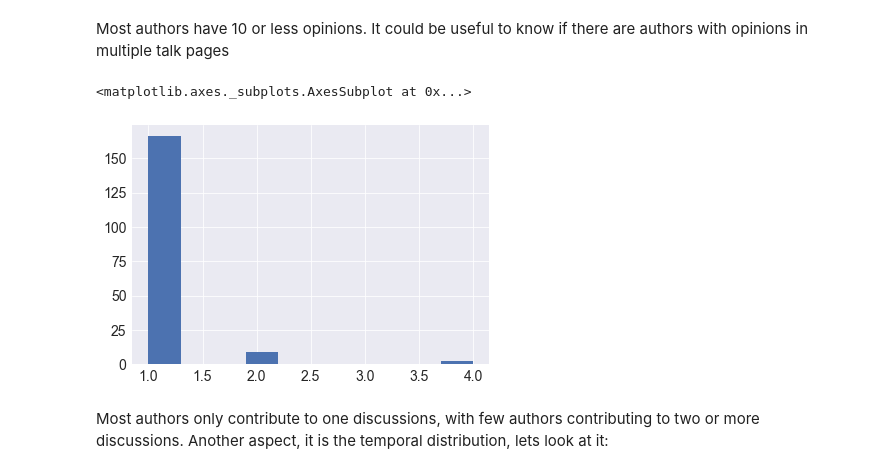
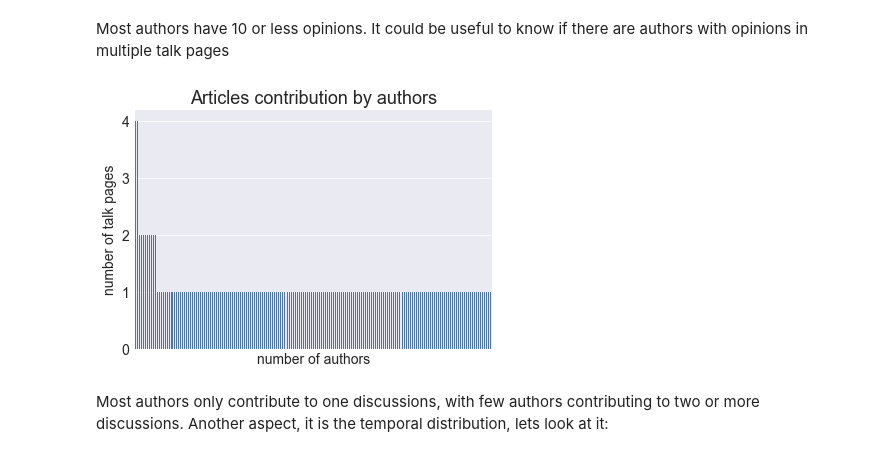
Before and after one commit to espol-cti/cwdiscussions, a Jupyter notebook: identify opinion types.ipynb, the cells around one changed output. Cells and saved outputs as stored; diff of their text form; code cells hidden in the pictures.

```diff
--- a/identify opinion types.ipynb
+++ b/identify opinion types.ipynb
@@ -86,11 +80,17 @@ plt.savefig('output/authorcontribdist.eps', format='eps')
 # %% [markdown]
 Most authors have 10 or less opinions.  It could be useful to know if there are authors with opinions in multiple talk pages
-# %%
-discussion_pereditor=ds.groupby(['contributor', 'page_title']).size().reset_index()
-discussion_pereditor=discussion_pereditor['contributor'].value_counts()
-discussion_pereditor.hist()
-# %% [output]
-<matplotlib.axes._subplots.AxesSubplot at 0x...>
-[figure, removed]
+# %%
+discussion_editor=ds.groupby(['contributor', 'page_title']).size().reset_index()
+discussion_editor=discussion_editor['contributor'].value_counts()
+discussion_editor=discussion_editor.reset_index() #.plot.area()
+discussion_editor.plot.bar()
+plt.legend([])
+plt.xlabel('number of authors')
+plt.xticks([])
+plt.ylabel('number of talk pages')
+plt.title('Articles contribution by authors')
+plt.savefig('output/articlesauthorcontribdist.eps', format='eps')
+# %% [output]
+[figure, added]
 # %% [markdown]
 Most authors only contribute to one discussions, with few authors contributing to two or more discussions.  Another aspect, it is the temporal distribution, lets look at it:
```
Also changed, not shown: parts of 26 cells of this notebook, 10 other files.
